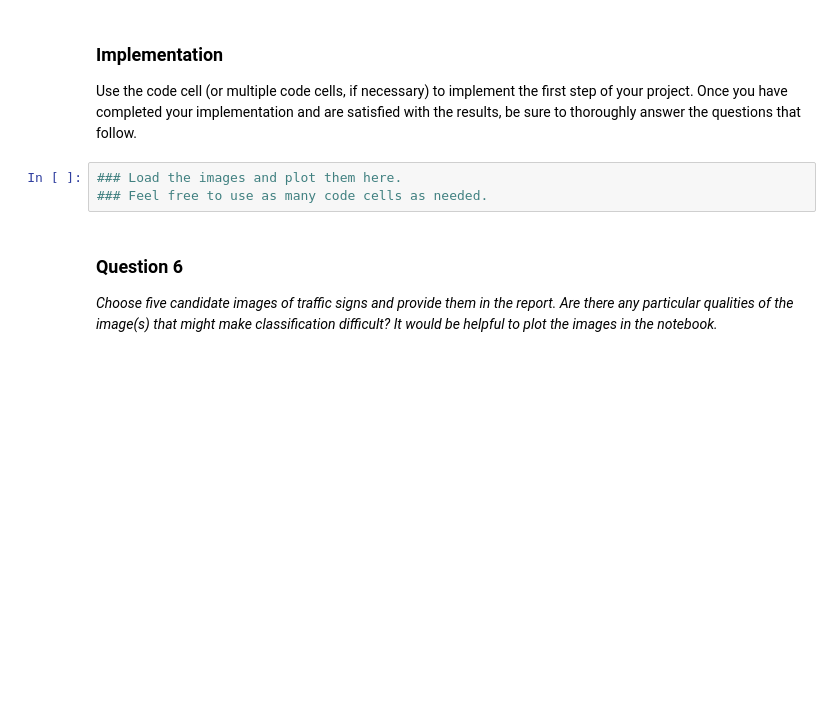
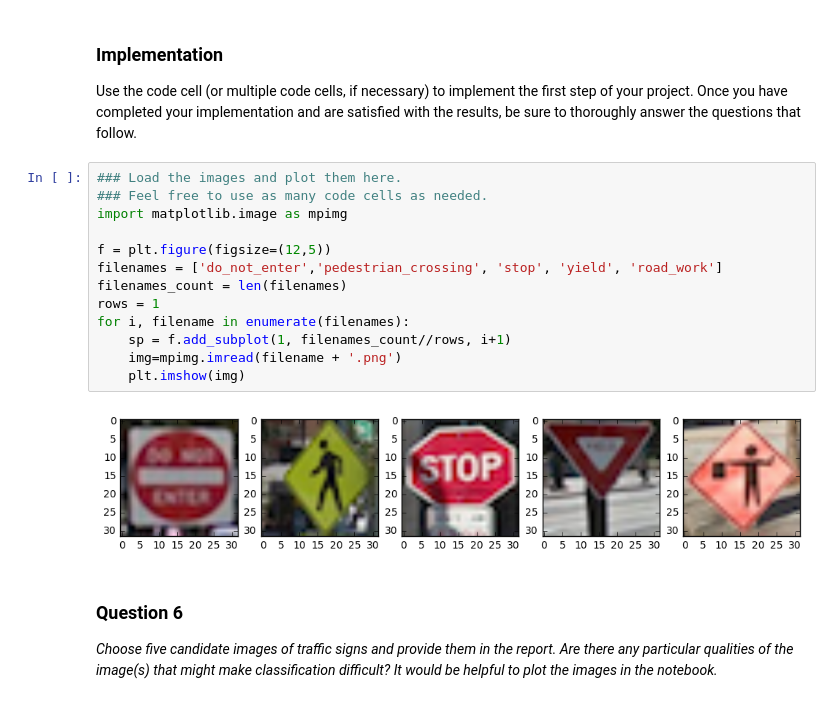
Before and after one commit to Agent007/traffic-signs, a Jupyter notebook: Traffic_Signs_Recognition.ipynb, the cells around one changed output. Cells and saved outputs as stored; diff of their text form; blank space fills up the shorter version.

```diff
--- a/Traffic_Signs_Recognition.ipynb
+++ b/Traffic_Signs_Recognition.ipynb
@@ -445,6 +445,18 @@ Use the code cell (or multiple code cells, if necessary) to implement the first
 # %%
 ### Load the images and plot them here.
 ### Feel free to use as many code cells as needed.
+import matplotlib.image as mpimg
+
+f = plt.figure(figsize=(12,5))
+filenames = ['do_not_enter','pedestrian_crossing', 'stop', 'yield', 'road_work']
+filenames_count = len(filenames)
+rows = 1
+for i, filename in enumerate(filenames):
+    sp = f.add_subplot(1, filenames_count//rows, i+1)
+    img=mpimg.imread(filename + '.png')
+    plt.imshow(img)
+# %% [output]
+[figure, added]
 # %% [markdown]
 ### Question 6
 
```
Also changed, not shown: 5 other files.
